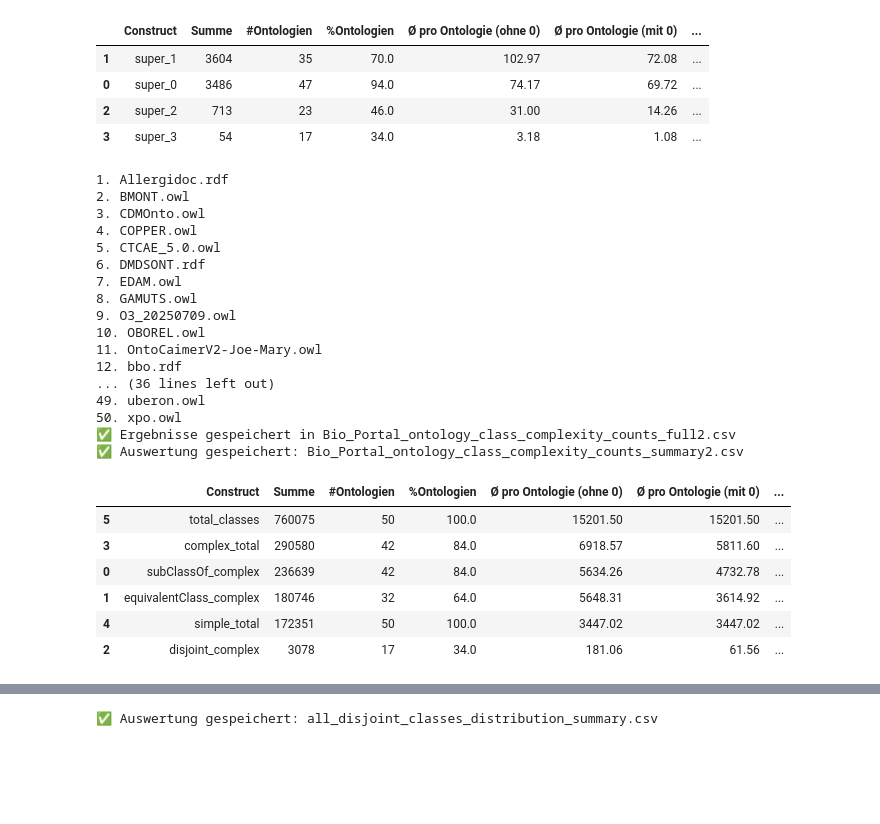
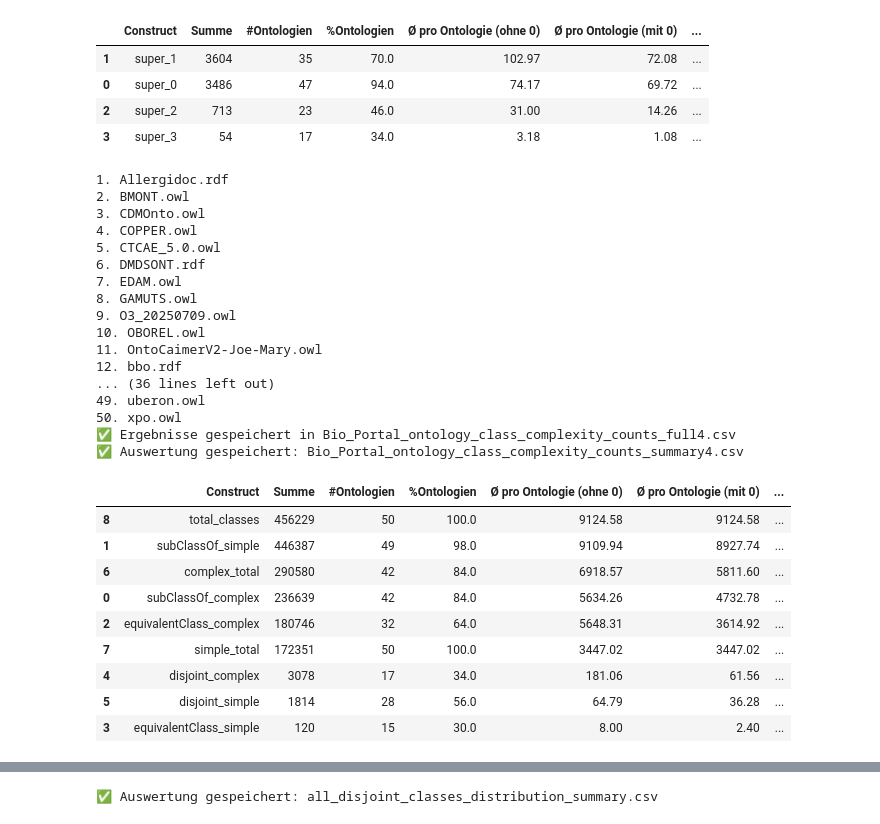
Before and after one commit to RagnaSol31/OntologyShredder_new, a Jupyter notebook: statistict_for_jusification.ipynb, the cells around one changed output, grey strips where cells are left out. Cells and saved outputs as stored; diff of their text form; code cells hidden in the pictures; blank space fills up the shorter version.

```diff
--- a/statistict_for_jusification.ipynb
+++ b/statistict_for_jusification.ipynb
@@ -18,8 +18,10 @@ Zählt für alle 50 BioPortal Ontologien wie oft ein Konzept auftritt und bestim
 # Alle Konstrukte
 # 🔧 Pfade
 ONT_DIR = r"C:\Users\ilove\OneDrive\Uni\Master - Philipps Uni\Master Thesis\Ontologien\Zum Testen von Verteilungen von Konzepten\Bio Portal"
-OUT_CSV = "Bio_Portal_ontology_construct_counts_full.csv"
-OUT_SUMMARY = "Bio_Portal_ontology_construct_counts_summary.csv"
+OUT_CSV = "Bio_Portal_ontology_construct_counts_full3.csv"
+OUT_SUMMARY = "Bio_Portal_ontology_construct_counts_summary3.csv"
+# ONT_DIR = r"C:\Users\ilove\OneDrive\Uni\Master - Philipps Uni\Master Thesis\geo_all"
+# OUT_CSV = "geo_all_construct_counts_full2.csv"
 
 # --- 1) Definition aller zu zählenden Konstrukte ---
 
@@ -50,10 +52,8 @@ TYPE_MULTI = {
     "owl:DeprecatedProperty": [OWL.DeprecatedProperty],
     "rdf:Property": [RDF.Property],
 
-    # OWL 2: Axiom-Objekt als Klasse
     "owl:AllDisjointProperties": [OWL.AllDisjointProperties],
 
-    # 👉 Property-Eigenschaften (als Typ!) – hier korrekt via rdf:type:
     "owl:FunctionalProperty": [OWL.FunctionalProperty],
     "owl:InverseFunctionalProperty": [OWL.InverseFunctionalProperty],
     "owl:SymmetricProperty": [OWL.SymmetricProperty],
@@ -91,6 +91,7 @@ PREDICATES = {
     "owl:maxQualifiedCardinality": OWL.maxQualifiedCardinality,
     "owl:qualifiedCardinality": OWL.qualifiedCardinality,
     "owl:hasSelf": OWL.hasSelf,
+    "owl:deprecated": OWL.deprecated,
 
     # Property-Axiome (Prädikate)
     "rdfs:subPropertyOf": RDFS.subPropertyOf,
@@ -144,7 +145,7 @@ def count_in_graph(g):
     for label, class_list in TYPE_MULTI.items():
         total = 0
         for cls in class_list:
-            total += sum(1 for _ in g.subjects(RDF.type, cls))
+            total += sum(1 for _ in g.subjects(RDF.type, cls) if isinstance(_, (URIRef)))
         counts[label] = total
 
     # Prädikat-basierte Zählungen
@@ -182,7 +183,6 @@ for fname in sorted(os.listdir(ONT_DIR)):
             + list(PREDICATES.keys())
             + (["rdf:nil (as object)"] if COUNT_RDF_NIL else [])
             + ["SUMME"]
-            + list(PREDICATES.keys())
         )
         c = {k: 0 for k in zero_keys}
         c["_error"] = str(e)
@@ -1573,30 +1563,30 @@ summary_df.to_csv(OUT_SUMMARY, index=False)
 print(f"✅ Auswertung gespeichert: {OUT_SUMMARY}")
 summary_df.head(10)
 # %%
-# Zählt Komplexe Klassen
+# Zählt komplexe vs simple Klassen
 
 # --- Pfade ---
 ONT_DIR = r"C:\Users\ilove\OneDrive\Uni\Master - Philipps Uni\Master Thesis\Ontologien\Zum Testen von Verteilungen von Konzepten\Bio Portal"
-OUT_CSV = "Bio_Portal_ontology_class_complexity_counts_full2.csv"
-OUT_SUMMARY = "Bio_Portal_ontology_class_complexity_counts_summary2.csv"
+OUT_CSV = "Bio_Portal_ontology_class_complexity_counts_full4.csv"
+OUT_SUMMARY = "Bio_Portal_ontology_class_complexity_counts_summary4.csv"
+# ONT_DIR = r"C:\Users\ilove\OneDrive\Uni\Master - Philipps Uni\Master Thesis\geo_all"
+# OUT_CSV = "geo_all_construct_complex_vs_simple_class2.csv"
+
 EXTS = (".owl", ".ttl", ".rdf", ".jsonld", ".nt", ".n3")
 
 def complex_class_definitions(g: Graph):
     """Zählt Klassen, die durch komplexe (BNode-basierte) Beschreibungen definiert sind."""
 
     # Alle expliziten Klassen (rdf:type owl:Class)
-    all_classes = set(g.subjects(RDF.type, OWL.Class))
+    all_classes = set(c for c in g.subjects(RDF.type, OWL.Class) if isinstance(c, URIRef))
 
     # --- Kategorien ---
     subclass_complex = {s for s, _, o in g.triples((None, RDFS.subClassOf, None)) if isinstance(o, BNode)}
-    equivalent_complex = (
-        {s for s, _, o in g.triples((None, OWL.equivalentClass, None)) if isinstance(o, BNode)} #|
-        # {o for s, _, o in g.triples((None, OWL.equivalentClass, None)) if isinstance(s, BNode)}
-    )
-    disjoint_complex = (
-        {s for s, _, o in g.triples((None, OWL.disjointWith, None)) if isinstance(o, BNode)} #|
-        # {o for s, _, o in g.triples((None, OWL.disjointWith, None)) if isinstance(s, BNode)}
-    )
+    subclass_simple = {s for s, _, o in g.triples((None, RDFS.subClassOf, None)) if not isinstance(o, BNode)}
+    equivalent_complex = ({s for s, _, o in g.triples((None, OWL.equivalentClass, None)) if isinstance(o, BNode)})
+    equivalent_simple = ({s for s, _, o in g.triples((None, OWL.equivalentClass, None)) if not isinstance(o, BNode)})
+    disjoint_complex = ({s for s, _, o in g.triples((None, OWL.disjointWith, None)) if isinstance(o, BNode)})
+    disjoint_simple = ({s for s, _, o in g.triples((None, OWL.disjointWith, None)) if not isinstance(o, BNode)})
 
     # --- Gesamtmenge komplex definierter Klassen ---
     complex_classes = subclass_complex | equivalent_complex | disjoint_complex
@@ -1605,8 +1595,11 @@ def complex_class_definitions(g: Graph):
 
     return {
         "subClassOf_complex": len(subclass_complex),
+        "subClassOf_simple": len(subclass_simple),
         "equivalentClass_complex": len(equivalent_complex),
+        "equivalentClass_simple": len(equivalent_simple),
         "disjoint_complex": len(disjoint_complex),
+        "disjoint_simple": len(disjoint_simple),
         "complex_total": len(complex_classes),
         "simple_total": len(simple_classes),
         "total_classes": len(all_classes),
@@ -1689,41 +1682,44 @@ for col in construct_cols:
         "Median (ohne 0)": med,
         "Median (mit 0)": med_0,
         "Min (>0)": minv,
         "Max": maxv,
         "Werte (für Median ohne 0)": nonzero_vals,  # hier alle Werte explizit
         "Werte (für Median mit 0)": sorted(vals.tolist())
     })
 
 summary_df = pd.DataFrame(summary_rows).sort_values(by=["Summe", "#Ontologien"], ascending=False)
 summary_df.to_csv(OUT_SUMMARY, index=False)
 
 print(f"✅ Auswertung gespeichert: {OUT_SUMMARY}")
 summary_df
 # %% [output]
 1. Allergidoc.rdf
 2. BMONT.owl
 3. CDMOnto.owl
 4. COPPER.owl
 5. CTCAE_5.0.owl
 6. DMDSONT.rdf
 7. EDAM.owl
 8. GAMUTS.owl
 9. O3_20250709.owl
 10. OBOREL.owl
 11. OntoCaimerV2-Joe-Mary.owl
 12. bbo.rdf
 ... (36 lines left out)
 49. uberon.owl
 50. xpo.owl
-✅ Ergebnisse gespeichert in Bio_Portal_ontology_class_complexity_counts_full2.csv
-✅ Auswertung gespeichert: Bio_Portal_ontology_class_complexity_counts_summary2.csv
+✅ Ergebnisse gespeichert in Bio_Portal_ontology_class_complexity_counts_full4.csv
+✅ Auswertung gespeichert: Bio_Portal_ontology_class_complexity_counts_summary4.csv
 |  | Construct | Summe | #Ontologien | %Ontologien | Ø pro Ontologie (ohne 0) | Ø pro Ontologie (mit 0) | ... |
-| 5 | total_classes | 760075 | 50 | 100.0 | 15201.50 | 15201.50 | ... |
-| 3 | complex_total | 290580 | 42 | 84.0 | 6918.57 | 5811.60 | ... |
+| 8 | total_classes | 456229 | 50 | 100.0 | 9124.58 | 9124.58 | ... |
+| 1 | subClassOf_simple | 446387 | 49 | 98.0 | 9109.94 | 8927.74 | ... |
+| 6 | complex_total | 290580 | 42 | 84.0 | 6918.57 | 5811.60 | ... |
 | 0 | subClassOf_complex | 236639 | 42 | 84.0 | 5634.26 | 4732.78 | ... |
-| 1 | equivalentClass_complex | 180746 | 32 | 64.0 | 5648.31 | 3614.92 | ... |
-| 4 | simple_total | 172351 | 50 | 100.0 | 3447.02 | 3447.02 | ... |
-| 2 | disjoint_complex | 3078 | 17 | 34.0 | 181.06 | 61.56 | ... |
+| 2 | equivalentClass_complex | 180746 | 32 | 64.0 | 5648.31 | 3614.92 | ... |
+| 7 | simple_total | 172351 | 50 | 100.0 | 3447.02 | 3447.02 | ... |
+| 4 | disjoint_complex | 3078 | 17 | 34.0 | 181.06 | 61.56 | ... |
+| 5 | disjoint_simple | 1814 | 28 | 56.0 | 64.79 | 36.28 | ... |
+| 3 | equivalentClass_simple | 120 | 15 | 30.0 | 8.00 | 2.40 | ... |
 # %%
 # Anzahl Funktionaler Properties je Property Type
 # Pfade
```
Also changed, not shown: parts of 6 cells of this notebook, 2 other files.
